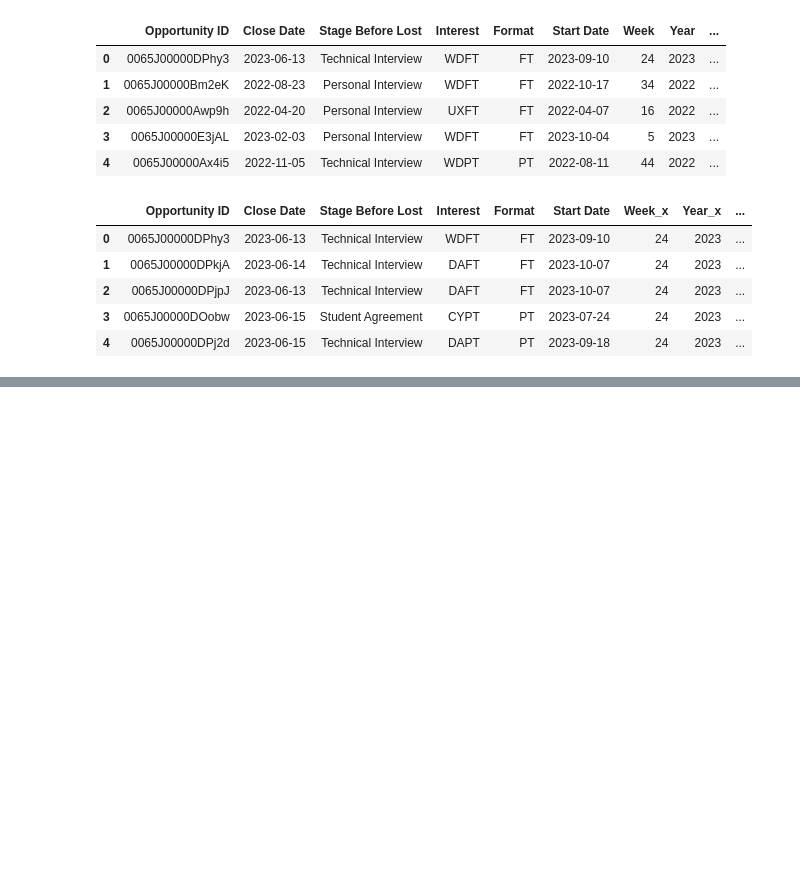
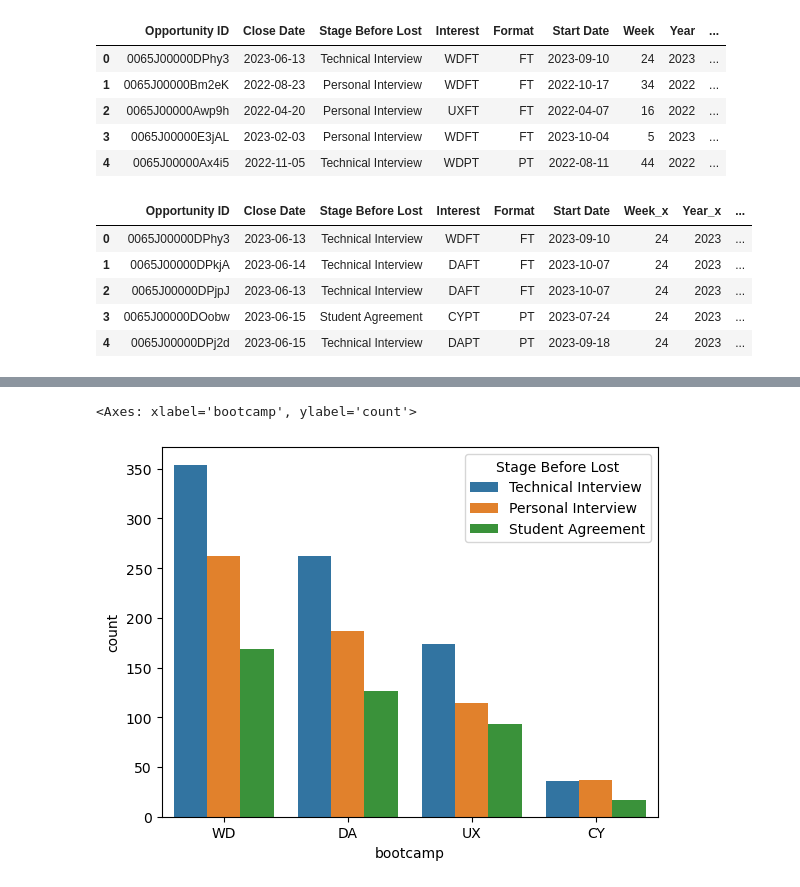
Before and after one commit to veronicamonper/ETL_Project, a Jupyter notebook: notebooks/visualizacion.ipynb, the cells around one changed output, grey strips where cells are left out. Cells and saved outputs as stored; diff of their text form; code cells hidden in the pictures; blank space fills up the shorter version.

```diff
--- a/notebooks/visualizacion.ipynb
+++ b/notebooks/visualizacion.ipynb
@@ -152,0 +165,9 @@ df_merged
+# %%
+fig2 = sns.countplot(x = "bootcamp", hue = "Stage Before Lost", data = df_merged, order= ['WD', 'DA', 'UX', 'CY']);
+
+fig2
+
+# en esta gráfica podemos ver por programa y en qué stage los candidatos dejan el proceso
+# %% [output]
+<Axes: xlabel='bootcamp', ylabel='count'>
+[figure, added]
```
Also changed, not shown: parts of 20 cells of this notebook, 1 other file.
